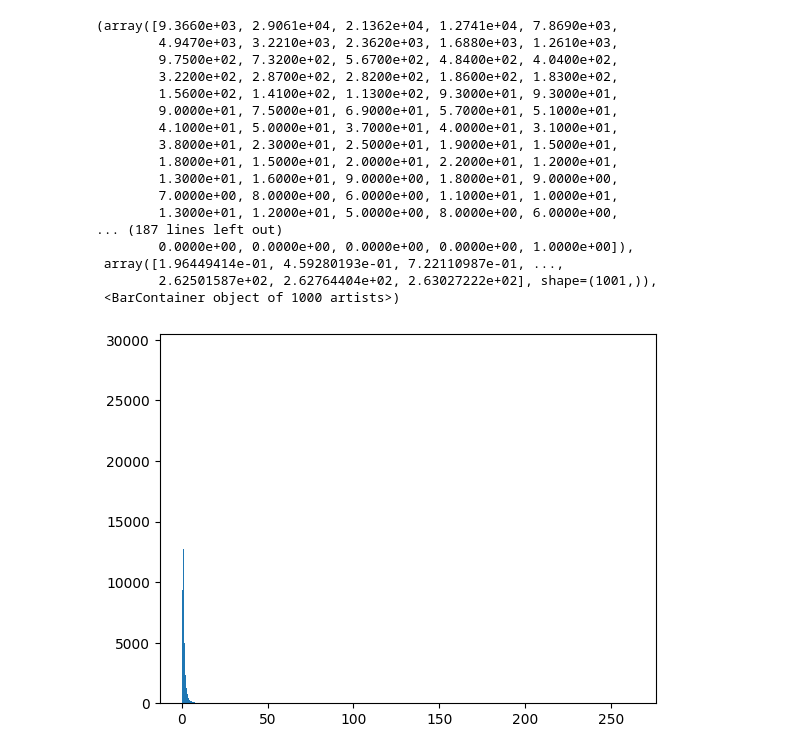
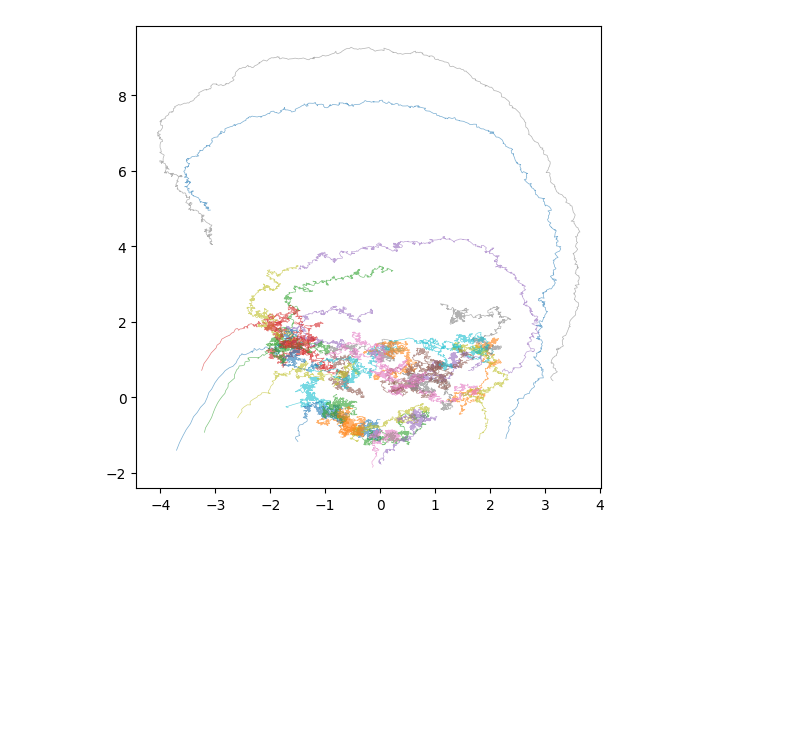
Before and after one commit to aliang9/symm_reg, a Jupyter notebook: ra_xfads_training/regularizer_sample_trajectories.ipynb, the cells around one changed output. Cells and saved outputs as stored; diff of their text form; code cells hidden in the pictures; blank space fills up the shorter version.

```diff
--- a/ra_xfads_training/regularizer_sample_trajectories.ipynb
+++ b/ra_xfads_training/regularizer_sample_trajectories.ipynb
@@ -86,21 +152,9 @@ tmp = CurvatureRegularizer(v, order=1).eval_regularizer(pts).cpu().detach().nump
-# %%
-plt.hist(tmp,1000)
-# %% [output]
-(array([9.3660e+03, 2.9061e+04, 2.1362e+04, 1.2741e+04, 7.8690e+03,
-        4.9470e+03, 3.2210e+03, 2.3620e+03, 1.6880e+03, 1.2610e+03,
-        9.7500e+02, 7.3200e+02, 5.6700e+02, 4.8400e+02, 4.0400e+02,
-        3.2200e+02, 2.8700e+02, 2.8200e+02, 1.8600e+02, 1.8300e+02,
-        1.5600e+02, 1.4100e+02, 1.1300e+02, 9.3000e+01, 9.3000e+01,
-        9.0000e+01, 7.5000e+01, 6.9000e+01, 5.7000e+01, 5.1000e+01,
-        4.1000e+01, 5.0000e+01, 3.7000e+01, 4.0000e+01, 3.1000e+01,
-        3.8000e+01, 2.3000e+01, 2.5000e+01, 1.9000e+01, 1.5000e+01,
-        1.8000e+01, 1.5000e+01, 2.0000e+01, 2.2000e+01, 1.2000e+01,
-        1.3000e+01, 1.6000e+01, 9.0000e+00, 1.8000e+01, 9.0000e+00,
-        7.0000e+00, 8.0000e+00, 6.0000e+00, 1.1000e+01, 1.0000e+01,
-        1.3000e+01, 1.2000e+01, 5.0000e+00, 8.0000e+00, 6.0000e+00,
-... (187 lines left out)
-        0.0000e+00, 0.0000e+00, 0.0000e+00, 0.0000e+00, 1.0000e+00]),
- array([1.96449414e-01, 4.59280193e-01, 7.22110987e-01, ...,
-        2.62501587e+02, 2.62764404e+02, 2.63027222e+02], shape=(1001,)),
- <BarContainer object of 1000 artists>)
-[figure, removed]
+# %%
+kw = data_gen(n_neurons, _n_time_bins, _n_trials, bin_sz, rnn_kwargs={'t_conj' : perturbation_magnitudes[-1]}, cfg=cfg)
+z = kw['z_train']
+
+fig, axs = plt.subplots(figsize=(6, 6))
+for i in range(40):
+    axs.plot(z[i, :, 0].cpu(), z[i, :, 1].cpu(), alpha=0.6, linewidth=0.5)
+# %% [output]
+[figure, added]
```
Also changed, not shown: parts of 13 cells of this notebook, 17 other files.
